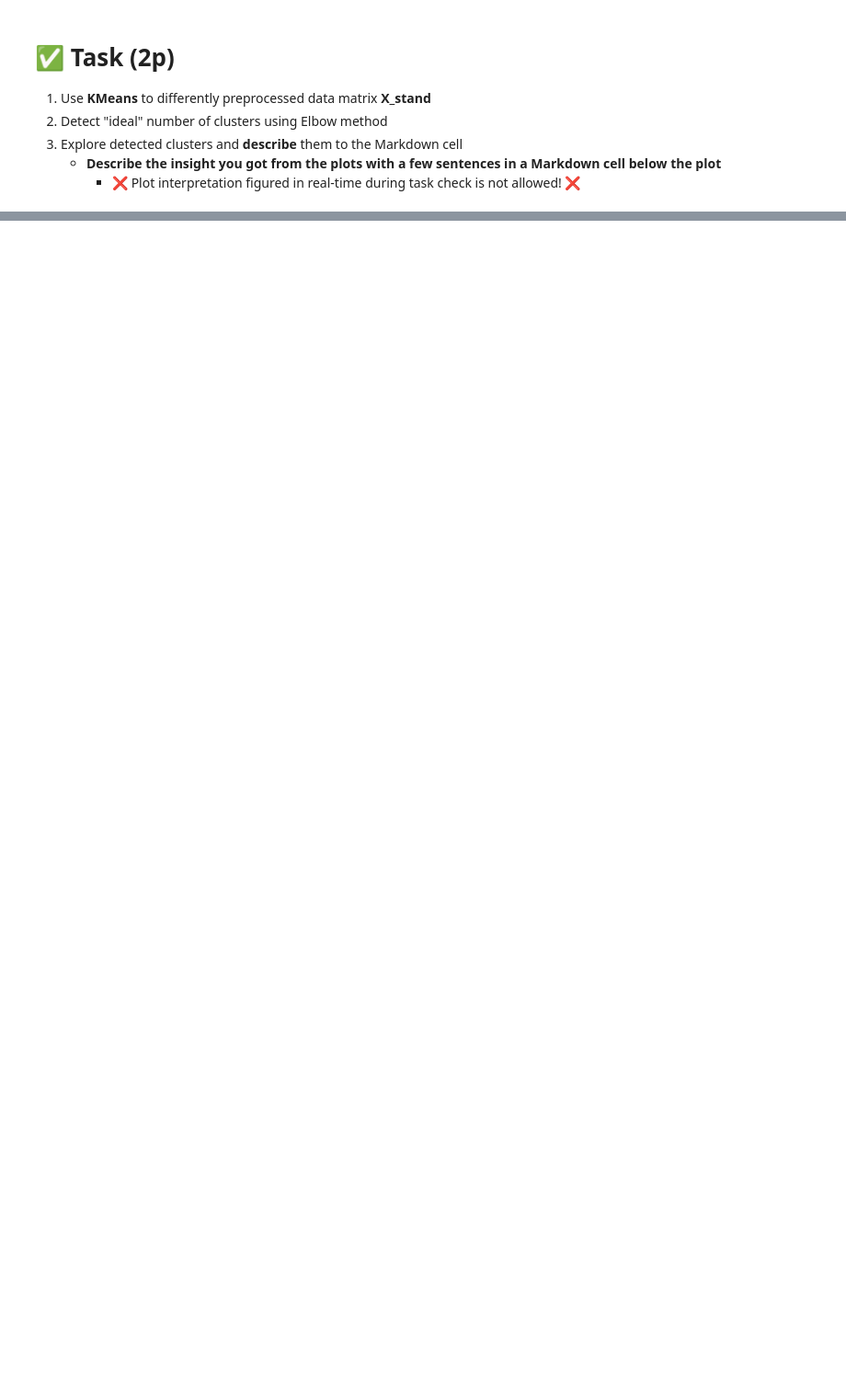
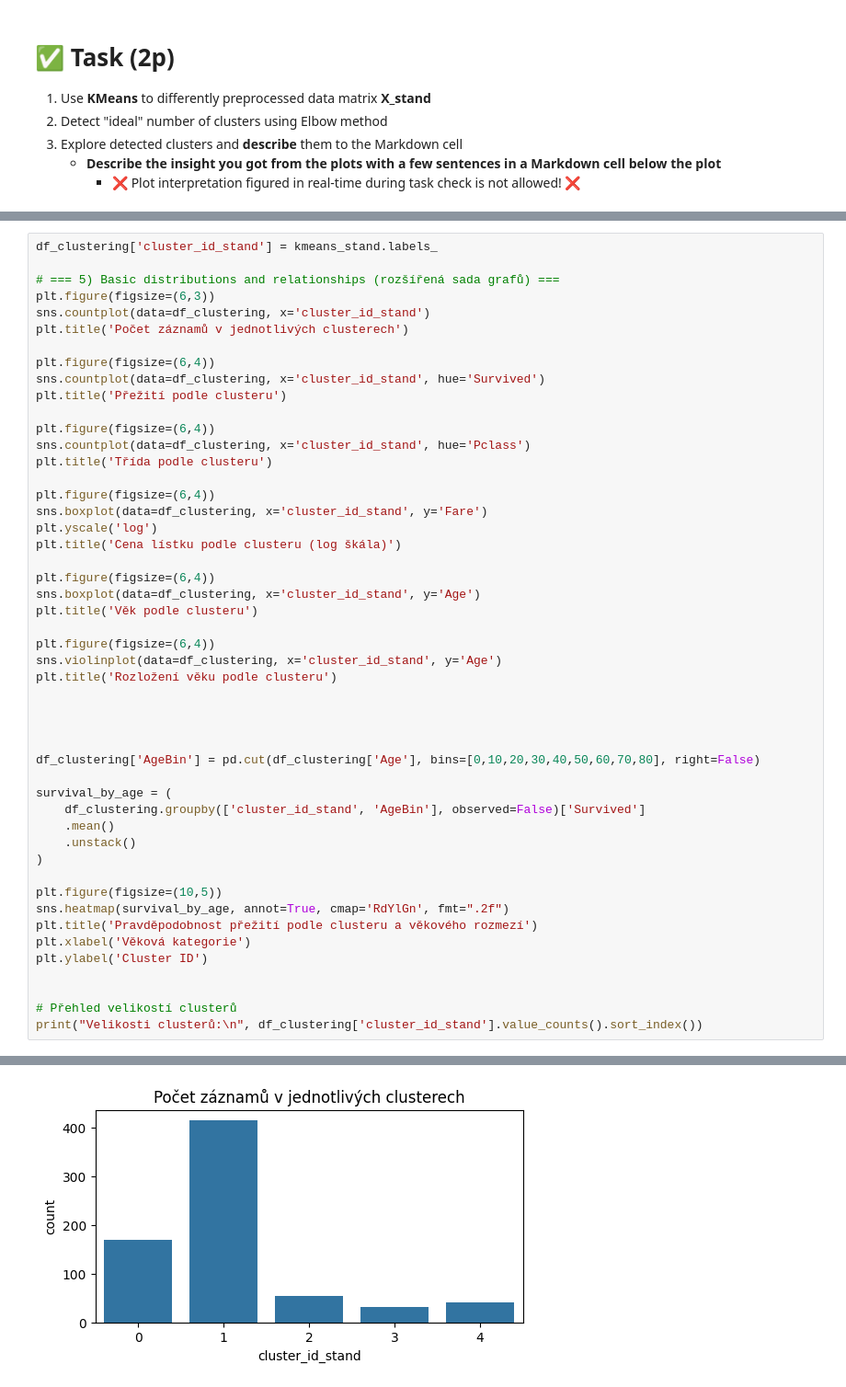
Before and after one commit to DastanJin/ZSU, a Jupyter notebook: fml_04.ipynb, the cells around one changed output, grey strips where cells are left out. Shown at 92% size. Saved outputs shown, nothing was run; the diff lists cells and outputs as text; blank space fills up the shorter version.

```diff
--- a/fml_04.ipynb
+++ b/fml_04.ipynb
@@ -563,0 +619,50 @@ X_stand.describe()
+# %%
+df_clustering['cluster_id_stand'] = kmeans_stand.labels_
+
+# === 5) Basic distributions and relationships (rozšířená sada grafů) ===
+plt.figure(figsize=(6,3))
+sns.countplot(data=df_clustering, x='cluster_id_stand')
+plt.title('Počet záznamů v jednotlivých clusterech')
+
+plt.figure(figsize=(6,4))
+sns.countplot(data=df_clustering, x='cluster_id_stand', hue='Survived')
+plt.title('Přežití podle clusteru')
+
+plt.figure(figsize=(6,4))
+sns.countplot(data=df_clustering, x='cluster_id_stand', hue='Pclass')
+plt.title('Třída podle clusteru')
+
+plt.figure(figsize=(6,4))
+sns.boxplot(data=df_clustering, x='cluster_id_stand', y='Fare')
+plt.yscale('log')
+plt.title('Cena lístku podle clusteru (log škála)')
+
+plt.figure(figsize=(6,4))
+sns.boxplot(data=df_clustering, x='cluster_id_stand', y='Age')
+plt.title('Věk podle clusteru')
+
+plt.figure(figsize=(6,4))
+sns.violinplot(data=df_clustering, x='cluster_id_stand', y='Age')
+plt.title('Rozložení věku podle clusteru')
+
+
+
+
+df_clustering['AgeBin'] = pd.cut(df_clustering['Age'], bins=[0,10,20,30,40,50,60,70,80], right=False)
+
+survival_by_age = (
+    df_clustering.groupby(['cluster_id_stand', 'AgeBin'], observed=False)['Survived']
+    .mean()
+    .unstack()
+)
+
+plt.figure(figsize=(10,5))
+sns.heatmap(survival_by_age, annot=True, cmap='RdYlGn', fmt=".2f")
+plt.title('Pravděpodobnost přežití podle clusteru a věkového rozmezí')
+plt.xlabel('Věková kategorie')
+plt.ylabel('Cluster ID')
+
+
+# Přehled velikostí clusterů
+print("Velikosti clusterů:\n", df_clustering['cluster_id_stand'].value_counts().sort_index())
+# %% [output]
@@ -563,0 +677 @@ X_stand.describe()
+[figure, added]
```
Also changed, not shown: parts of 21 cells of this notebook.
